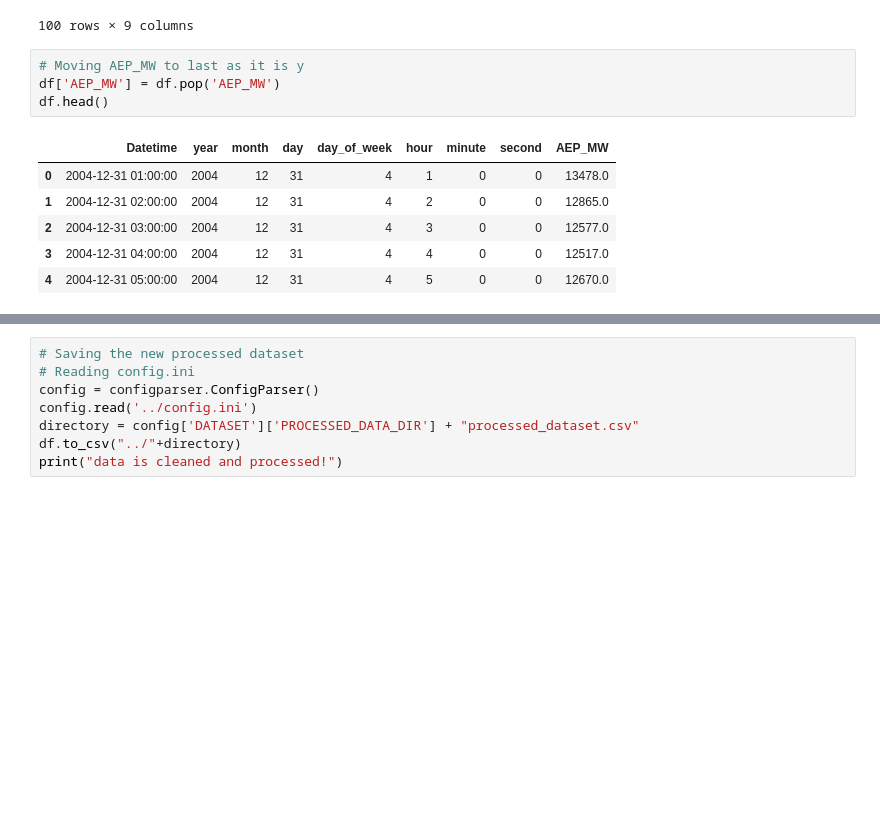
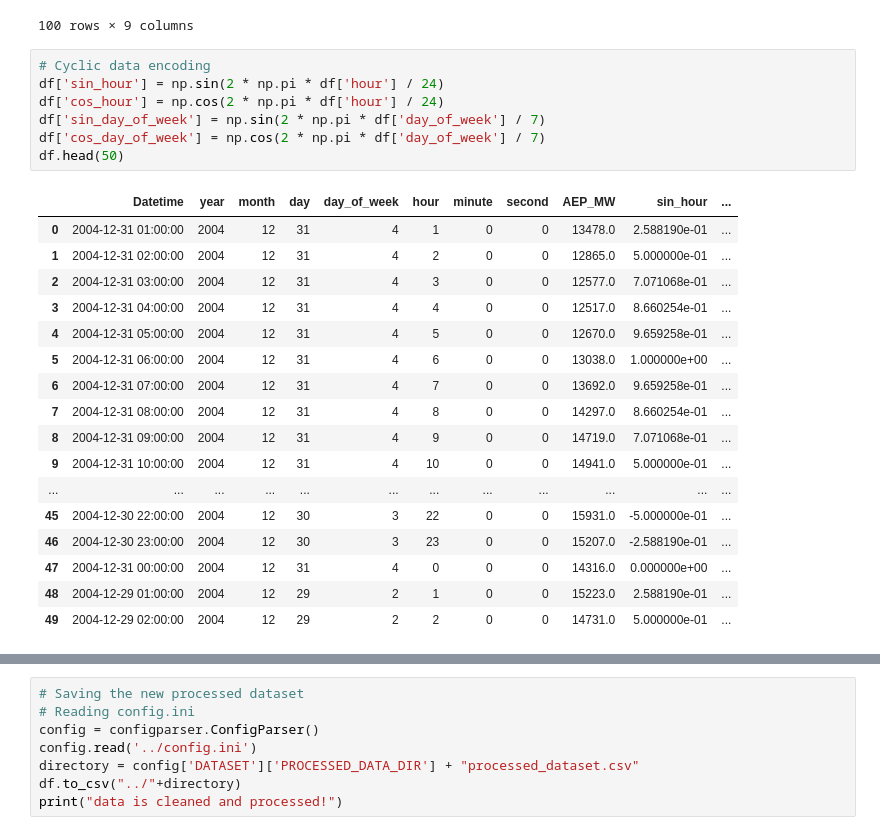
Before and after one commit to iprabhsidhu/Hourly-Electrical-Load-Forecasting, a Jupyter notebook: notebooks/experiment.ipynb, the cells around one changed output, grey strips where cells are left out. Saved outputs shown, nothing was run; the diff lists cells and outputs as text; blank space fills up the shorter version.

```diff
--- a/notebooks/Untitled.ipynb
+++ b/notebooks/experiment.ipynb
@@ -77,14 +78,28 @@ df.head(100)
 | 98 | 2004-12-27 03:00:00 | 16090.0 | 2004 | 12 | 27 | 0 | 3 | 0 | 0 |
 | 99 | 2004-12-27 04:00:00 | 16223.0 | 2004 | 12 | 27 | 0 | 4 | 0 | 0 |
 100 rows × 9 columns
-# %%
-# Moving AEP_MW to last as it is y
-df['AEP_MW'] = df.pop('AEP_MW')
-df.head()
-# %% [output]
-|  | Datetime | year | month | day | day_of_week | hour | minute | second | AEP_MW |
-| 0 | 2004-12-31 01:00:00 | 2004 | 12 | 31 | 4 | 1 | 0 | 0 | 13478.0 |
-| 1 | 2004-12-31 02:00:00 | 2004 | 12 | 31 | 4 | 2 | 0 | 0 | 12865.0 |
-| 2 | 2004-12-31 03:00:00 | 2004 | 12 | 31 | 4 | 3 | 0 | 0 | 12577.0 |
-| 3 | 2004-12-31 04:00:00 | 2004 | 12 | 31 | 4 | 4 | 0 | 0 | 12517.0 |
-| 4 | 2004-12-31 05:00:00 | 2004 | 12 | 31 | 4 | 5 | 0 | 0 | 12670.0 |
+# %%
+# Cyclic data encoding
+df['sin_hour'] = np.sin(2 * np.pi * df['hour'] / 24)
+df['cos_hour'] = np.cos(2 * np.pi * df['hour'] / 24)
+df['sin_day_of_week'] = np.sin(2 * np.pi * df['day_of_week'] / 7)
+df['cos_day_of_week'] = np.cos(2 * np.pi * df['day_of_week'] / 7)
+df.head(50)
+# %% [output]
+|  | Datetime | year | month | day | day_of_week | hour | minute | second | AEP_MW | sin_hour | ... |
+| 0 | 2004-12-31 01:00:00 | 2004 | 12 | 31 | 4 | 1 | 0 | 0 | 13478.0 | 2.588190e-01 | ... |
+| 1 | 2004-12-31 02:00:00 | 2004 | 12 | 31 | 4 | 2 | 0 | 0 | 12865.0 | 5.000000e-01 | ... |
+| 2 | 2004-12-31 03:00:00 | 2004 | 12 | 31 | 4 | 3 | 0 | 0 | 12577.0 | 7.071068e-01 | ... |
+| 3 | 2004-12-31 04:00:00 | 2004 | 12 | 31 | 4 | 4 | 0 | 0 | 12517.0 | 8.660254e-01 | ... |
+| 4 | 2004-12-31 05:00:00 | 2004 | 12 | 31 | 4 | 5 | 0 | 0 | 12670.0 | 9.659258e-01 | ... |
+| 5 | 2004-12-31 06:00:00 | 2004 | 12 | 31 | 4 | 6 | 0 | 0 | 13038.0 | 1.000000e+00 | ... |
+| 6 | 2004-12-31 07:00:00 | 2004 | 12 | 31 | 4 | 7 | 0 | 0 | 13692.0 | 9.659258e-01 | ... |
+| 7 | 2004-12-31 08:00:00 | 2004 | 12 | 31 | 4 | 8 | 0 | 0 | 14297.0 | 8.660254e-01 | ... |
+| 8 | 2004-12-31 09:00:00 | 2004 | 12 | 31 | 4 | 9 | 0 | 0 | 14719.0 | 7.071068e-01 | ... |
+| 9 | 2004-12-31 10:00:00 | 2004 | 12 | 31 | 4 | 10 | 0 | 0 | 14941.0 | 5.000000e-01 | ... |
+| ... | ... | ... | ... | ... | ... | ... | ... | ... | ... | ... | ... |
+| 45 | 2004-12-30 22:00:00 | 2004 | 12 | 30 | 3 | 22 | 0 | 0 | 15931.0 | -5.000000e-01 | ... |
+| 46 | 2004-12-30 23:00:00 | 2004 | 12 | 30 | 3 | 23 | 0 | 0 | 15207.0 | -2.588190e-01 | ... |
+| 47 | 2004-12-31 00:00:00 | 2004 | 12 | 31 | 4 | 0 | 0 | 0 | 14316.0 | 0.000000e+00 | ... |
+| 48 | 2004-12-29 01:00:00 | 2004 | 12 | 29 | 2 | 1 | 0 | 0 | 15223.0 | 2.588190e-01 | ... |
+| 49 | 2004-12-29 02:00:00 | 2004 | 12 | 29 | 2 | 2 | 0 | 0 | 14731.0 | 5.000000e-01 | ... |
```
Also changed, not shown: parts of 11 cells of this notebook, 45 other files.
